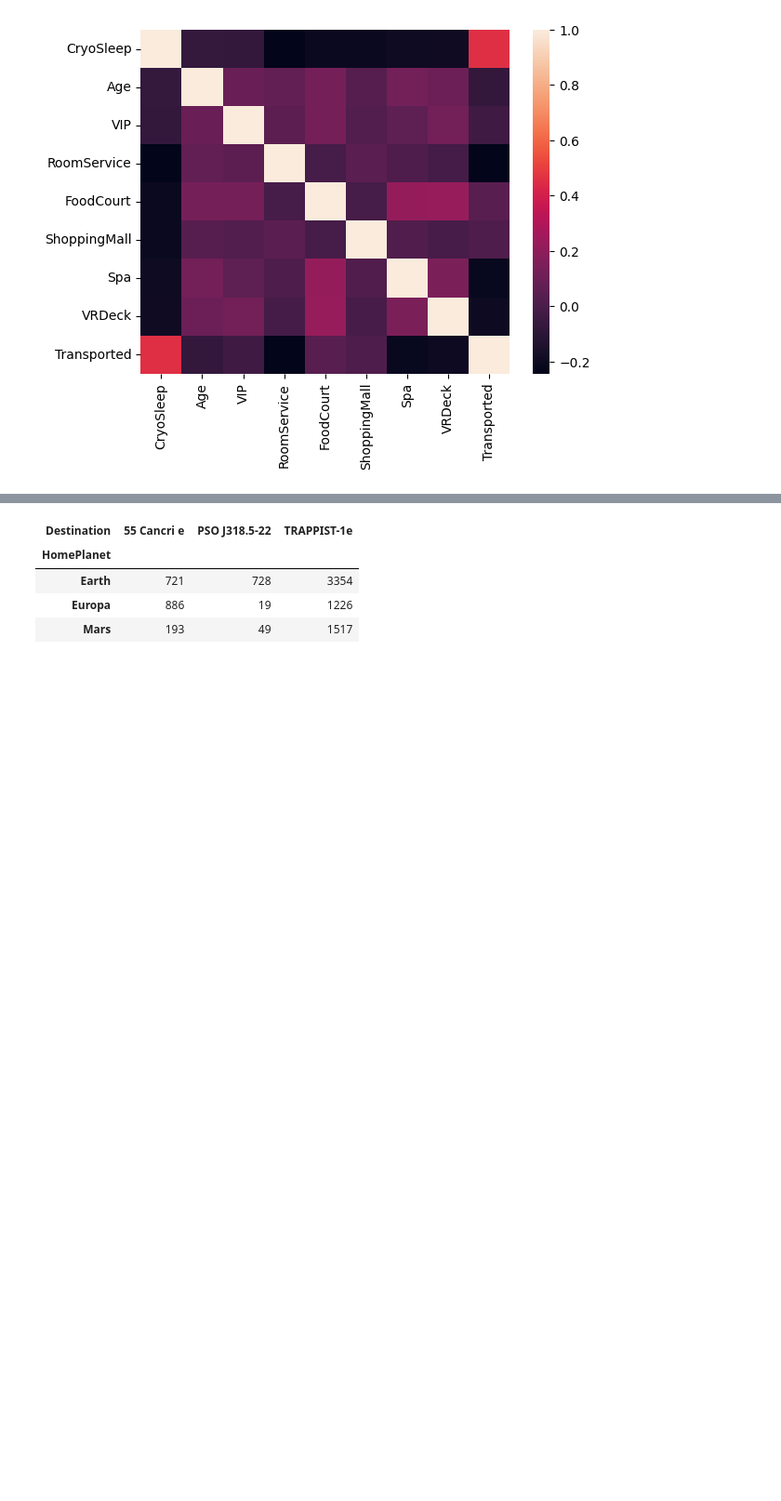
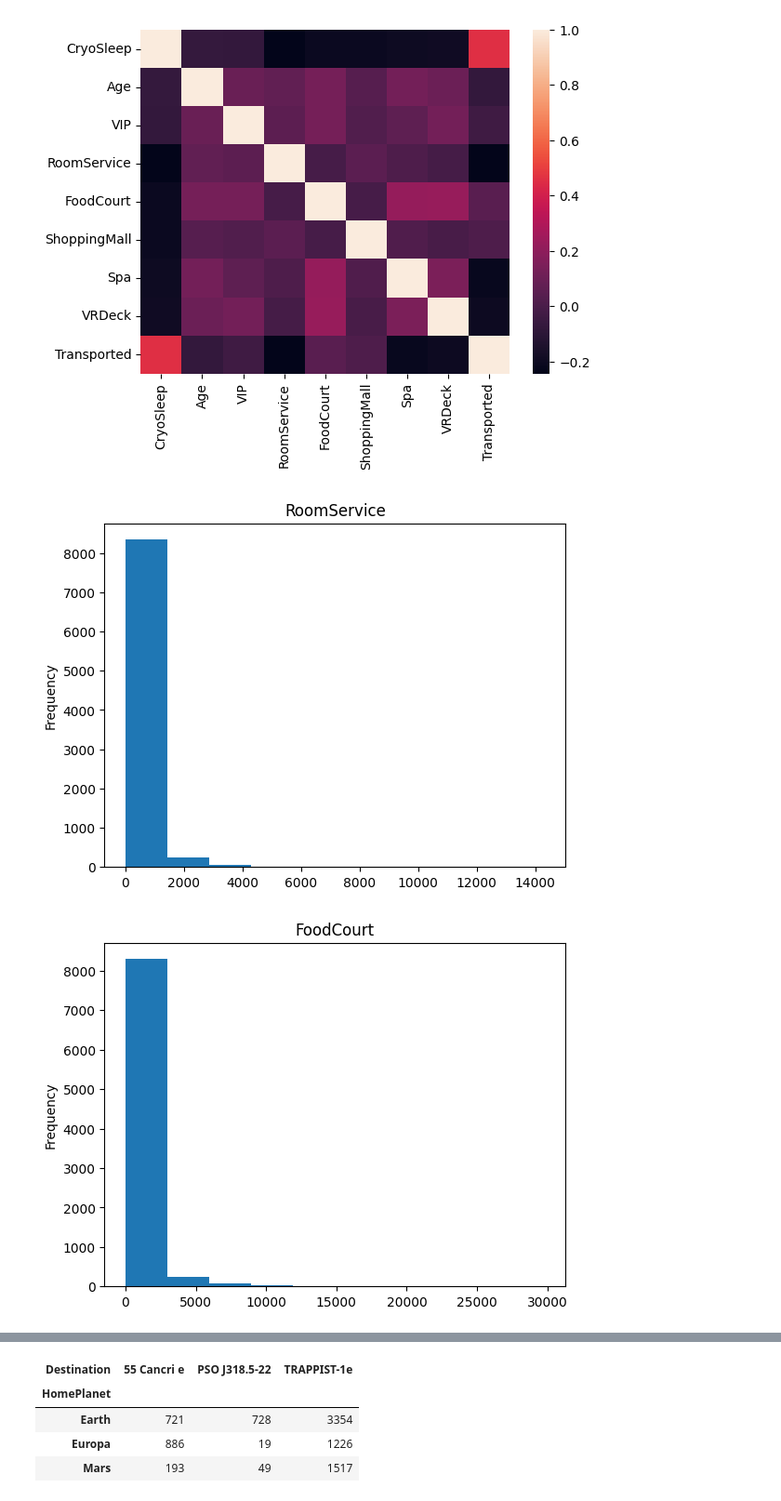
Before and after one commit to archaic-panda/Spaceship-Titanic, a Jupyter notebook: spaceship_travel.ipynb, the cells around one changed output, grey strips where cells are left out. Shown at 93% size. Saved outputs shown, nothing was run; the diff lists cells and outputs as text; code cells hidden in the pictures; blank space fills up the shorter version.

```diff
--- a/spaceship_travel.ipynb
+++ b/spaceship_travel.ipynb
@@ -265,3 +257,13 @@ sns.heatmap(numerical_data.corr())
 # %% [output]
 <Axes: >
 [figure]
+# %%
+# Taking a look at the distribution for the numerical data
+col = ['RoomService','FoodCourt','ShoppingMall','Spa','VRDeck', 'Age']
+for i in col:
+    data[i].plot(kind='hist')
+    plt.title(i)
+    plt.show()
+# %% [output]
+[figure, added]
+[figure, added]
```
Also changed, not shown: parts of 19 cells of this notebook.
